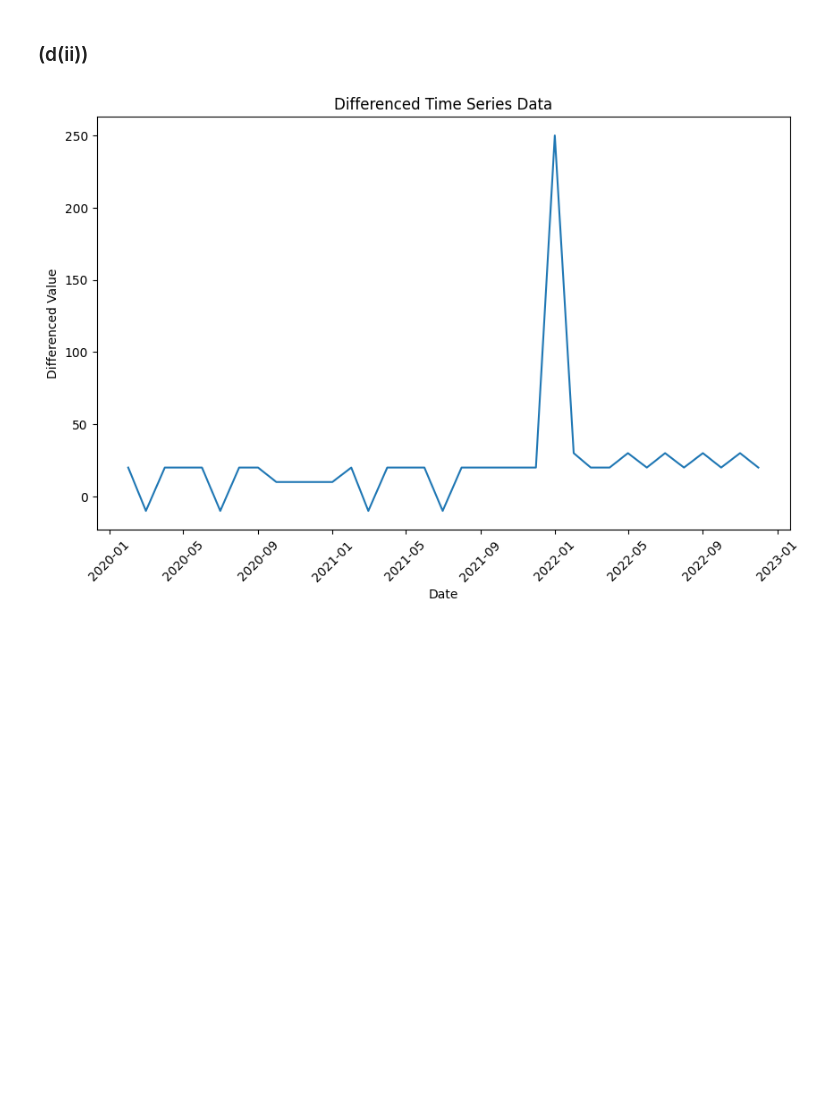
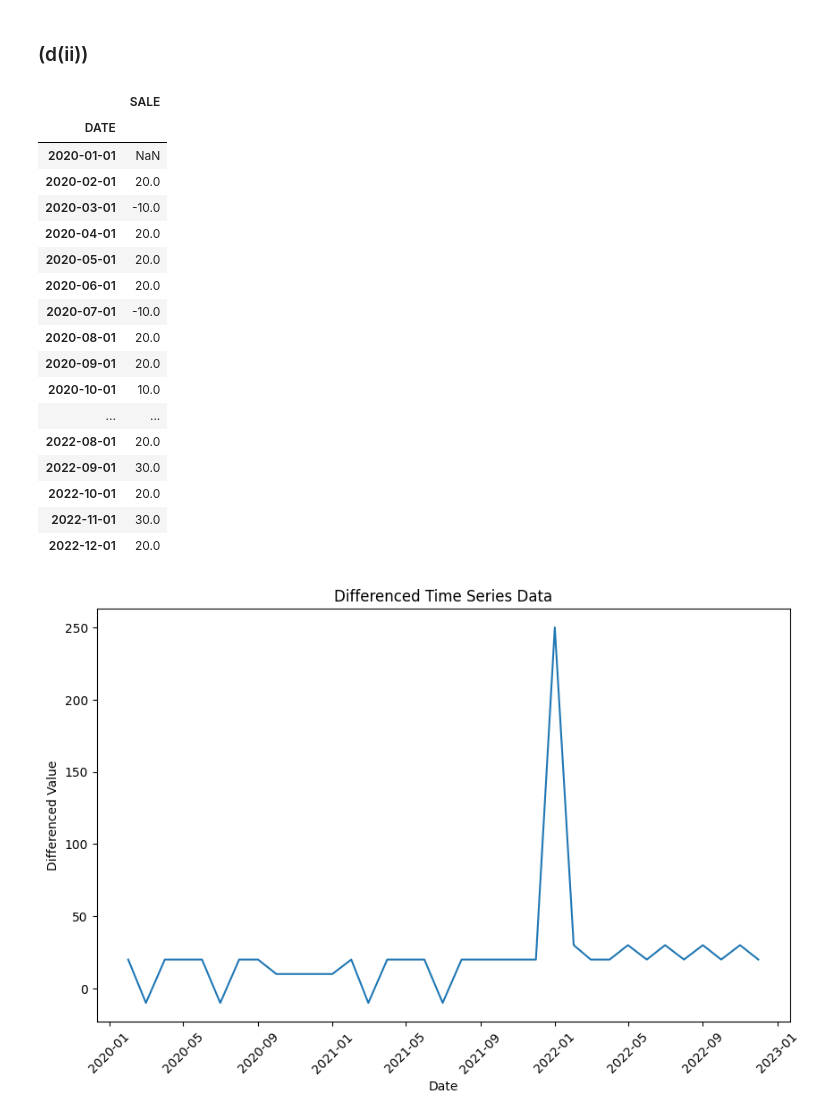
Before and after one commit to joyflorence/TIME-SERIES-AND-FORECASTING, a Jupyter notebook: practice/FORECASTING & STATISTICAL ANALYSIS/Awor joy florence bsds.ipynb, the cells around one changed output. Cells and saved outputs as stored; diff of their text form; code cells hidden in the pictures; blank space fills up the shorter version.

```diff
--- a/practice/FORECASTING & STATISTICAL ANALYSIS/Awor joy florence bsds.ipynb
+++ b/practice/FORECASTING & STATISTICAL ANALYSIS/Awor joy florence bsds.ipynb
@@ -124,6 +124,28 @@ Critical Values:
 Fail to reject the null hypothesis - the time series is non-stationary.
 # %% [markdown]
 ### (d(ii))
+# %%
+differenced_series = df.diff()
+differenced_series
+# %% [output]
+|  | SALE |
+| DATE |  |
+| 2020-01-01 | NaN |
+| 2020-02-01 | 20.0 |
+| 2020-03-01 | -10.0 |
+| 2020-04-01 | 20.0 |
+| 2020-05-01 | 20.0 |
+| 2020-06-01 | 20.0 |
+| 2020-07-01 | -10.0 |
+| 2020-08-01 | 20.0 |
+| 2020-09-01 | 20.0 |
+| 2020-10-01 | 10.0 |
+| ... | ... |
+| 2022-08-01 | 20.0 |
+| 2022-09-01 | 30.0 |
+| 2022-10-01 | 20.0 |
+| 2022-11-01 | 30.0 |
+| 2022-12-01 | 20.0 |
 # %%
 #Applying differencing and recheck if not stationary
 # Applying differencing
```
Also changed, not shown: parts of 3 cells of this notebook, 10 other files.
